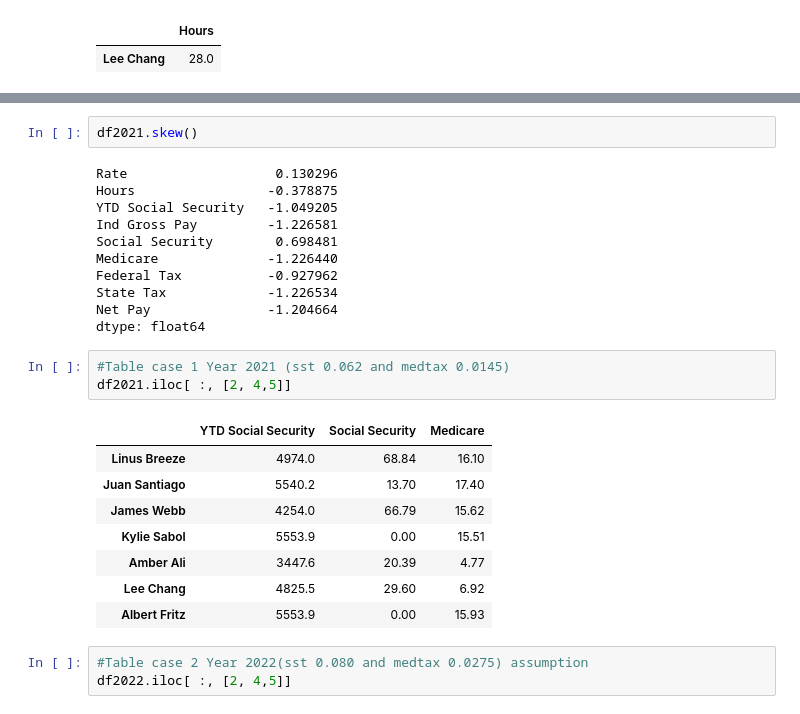
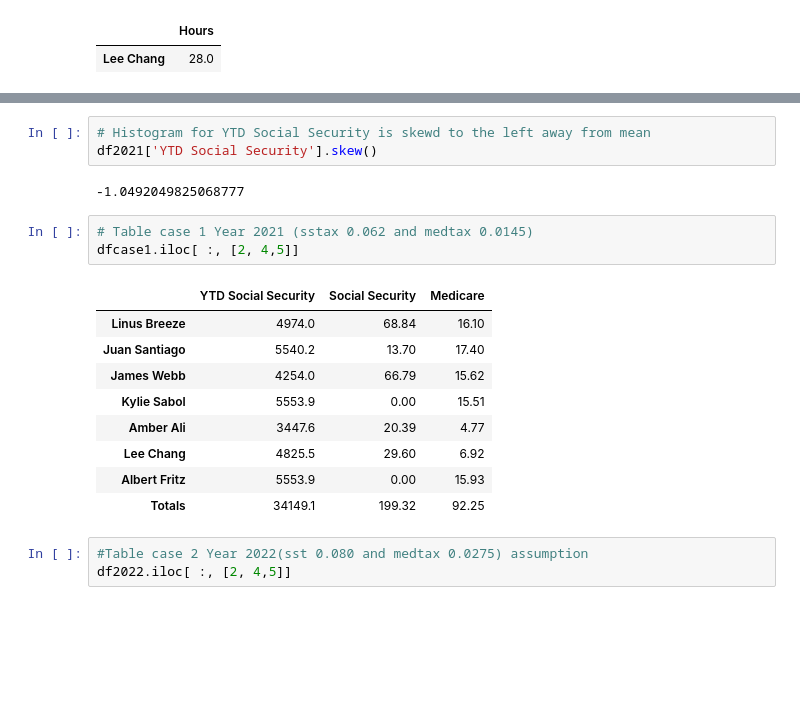
Before and after one commit to ragogzheyan/Weekly_Payroll, a Jupyter notebook: Payroll_data.ipynb, the cells around one changed output, grey strips where cells are left out. Drawn from its saved outputs; the diff is of its cells as text; blank space fills up the shorter version.

```diff
--- a/Payroll_data.ipynb
+++ b/Payroll_data.ipynb
@@ -337,28 +339,21 @@ Text(0.5, 1.0, 'Histogram of YTD Social Security')
-# %%
-df2021.skew()
-# %% [output]
-Rate                   0.130296
-Hours                 -0.378875
-YTD Social Security   -1.049205
-Ind Gross Pay         -1.226581
-Social Security        0.698481
-Medicare              -1.226440
-Federal Tax           -0.927962
-State Tax             -1.226534
-Net Pay               -1.204664
-dtype: float64
+# %%
+# Histogram for YTD Social Security is skewd to the left away from mean
+df2021['YTD Social Security'].skew()
+# %% [output]
+-1.0492049825068777
 # %%
-#Table case 1 Year 2021 (sst 0.062 and medtax 0.0145)
-df2021.iloc[ :, [2, 4,5]]
+# Table case 1 Year 2021 (sstax 0.062 and medtax 0.0145)
+dfcase1.iloc[ :, [2, 4,5]]
 # %% [output]
 |  | YTD Social Security | Social Security | Medicare |
 | Linus Breeze | 4974.0 | 68.84 | 16.10 |
 | Juan Santiago | 5540.2 | 13.70 | 17.40 |
 | James Webb | 4254.0 | 66.79 | 15.62 |
 | Kylie Sabol | 5553.9 | 0.00 | 15.51 |
 | Amber Ali | 3447.6 | 20.39 | 4.77 |
 | Lee Chang | 4825.5 | 29.60 | 6.92 |
 | Albert Fritz | 5553.9 | 0.00 | 15.93 |
+| Totals | 34149.1 | 199.32 | 92.25 |
 # %%
 #Table case 2 Year 2022(sst 0.080 and medtax 0.0275) assumption
 df2022.iloc[ :, [2, 4,5]]
```
Also changed, not shown: parts of 34 cells of this notebook, 4 other files.
